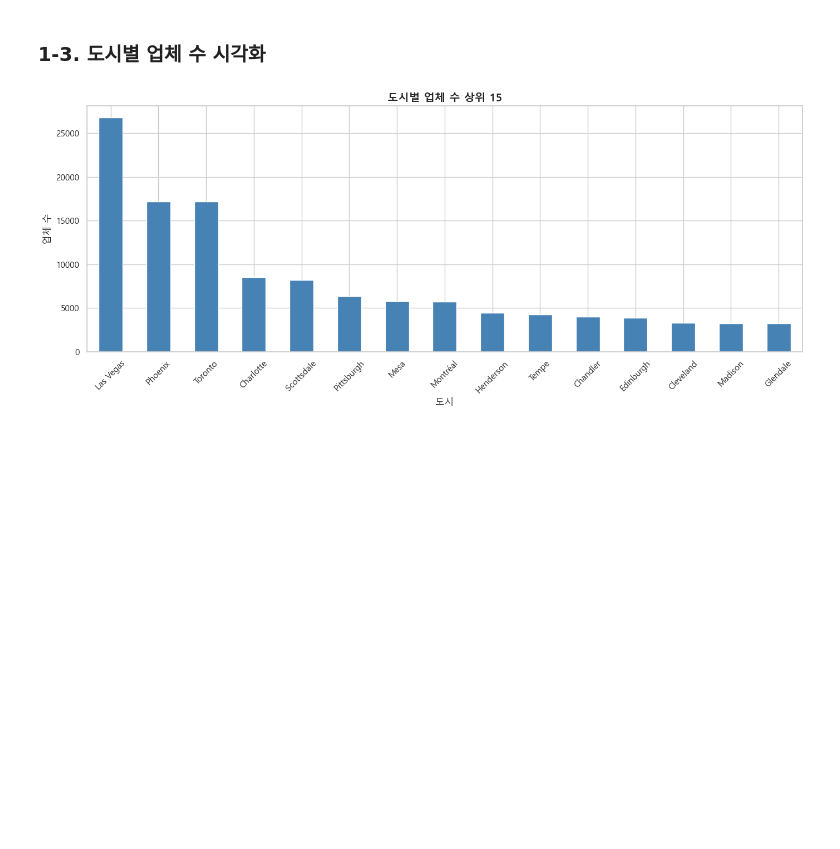
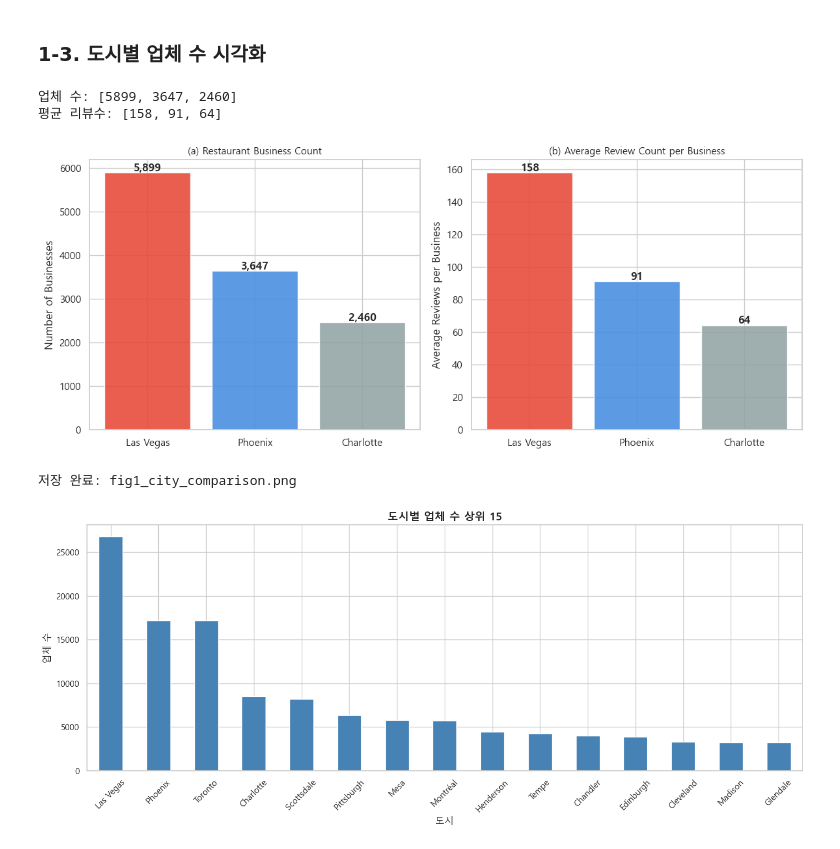
Before and after one commit to seonu-lee/yelp-franchise-analysis, a Jupyter notebook: yelp-project/notebooks/PART1_restaurants/01_data_setup.ipynb, the cells around one changed output. Saved outputs shown, nothing was run; the diff lists cells and outputs as text; code cells hidden in the pictures; blank space fills up the shorter version.

```diff
--- a/yelp-project/notebooks/PART1_restaurants/01_data_setup.ipynb
+++ b/yelp-project/notebooks/PART1_restaurants/01_data_setup.ipynb
@@ -233,6 +235,67 @@ import seaborn as sns
 sns.set_theme(style="whitegrid")
 plt.rcParams['font.family'] = 'Malgun Gothic' # Windows 한글 깨짐 방지
 plt.rcParams['axes.unicode_minus'] = False
+# %%
+import pandas as pd
+import numpy as np
+import matplotlib.pyplot as plt
+
+# 도시별 데이터 준비
+cities = ['Las Vegas', 'Phoenix', 'Charlotte']
+
+# 업체 수
+business_counts = []
+for city in cities:
+    n = business_raw[
+        business_raw['categories'].str.contains('Restaurants', na=False) &
+        (business_raw['city'] == city)
+    ].shape[0]
+    business_counts.append(n)
+
+# 업체당 평균 리뷰수
+avg_reviews = []
+for city in cities:
+    biz_city = business_raw[
+        business_raw['categories'].str.contains('Restaurants', na=False) &
+        (business_raw['city'] == city)
+    ]
+    reviews_city = review_raw[review_raw['business_id'].isin(biz_city['business_id'])]
+    avg = reviews_city.groupby('business_id').size().mean()
+    avg_reviews.append(round(avg))
+
+print("업체 수:", business_counts)
+print("평균 리뷰수:", avg_reviews)
+
+# 시각화
+fig, axes = plt.subplots(1, 2, figsize=(12, 5))
+
+colors = ['#e74c3c', '#4a90e2', '#95a5a6']
+
+# (a) 업체 수
+bars1 = axes[0].bar(cities, business_counts, color=colors, alpha=0.9)
+axes[0].set_title('(a) Restaurant Business Count', fontsize=11)
+axes[0].set_ylabel('Number of Businesses')
+for bar, val in zip(bars1, business_counts):
+    axes[0].text(bar.get_x() + bar.get_width()/2, bar.get_height() + 30,
+                 f'{val:,}', ha='center', fontweight='bold')
+
+# (b) 평균 리뷰수
+bars2 = axes[1].bar(cities, avg_reviews, color=colors, alpha=0.9)
+axes[1].set_title('(b) Average Review Count per Business', fontsize=11)
+axes[1].set_ylabel('Average Reviews per Business')
+for bar, val in zip(bars2, avg_reviews):
+    axes[1].text(bar.get_x() + bar.get_width()/2, bar.get_height() + 1,
+                 f'{val}', ha='center', fontweight='bold')
+
+plt.tight_layout()
+plt.savefig(f"{PATH_to_save}/fig1_city_comparison.png", dpi=150, bbox_inches='tight')
+plt.show()
+print("저장 완료: fig1_city_comparison.png")
+# %% [output]
+업체 수: [5899, 3647, 2460]
+평균 리뷰수: [158, 91, 64]
+[figure, added]
+저장 완료: fig1_city_comparison.png
 # %%
 top_cities = business.groupby('city')['business_id'].count()\
                      .sort_values(ascending=False).head(15)
```
Also changed, not shown: parts of 1 cell of this notebook, 1 other file.
